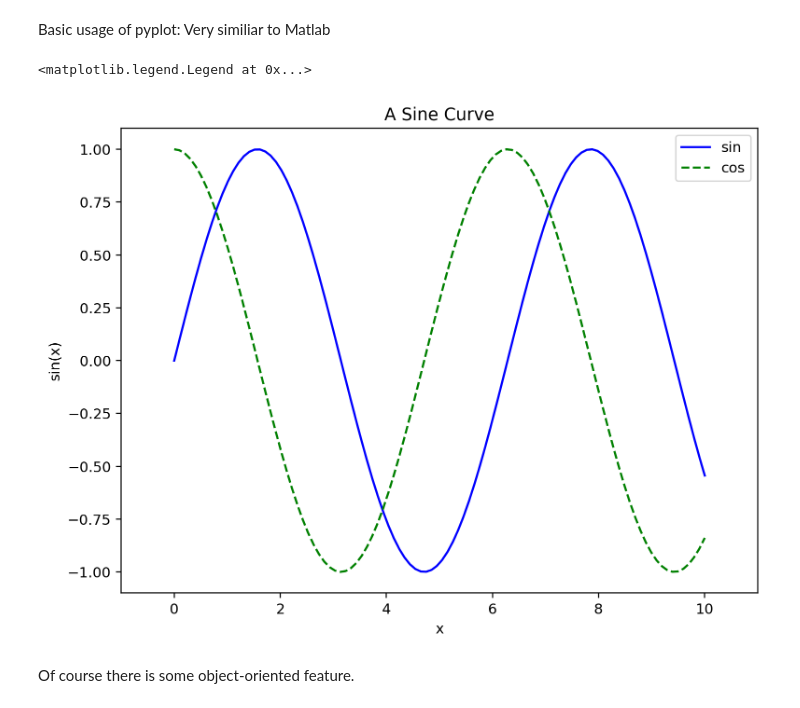
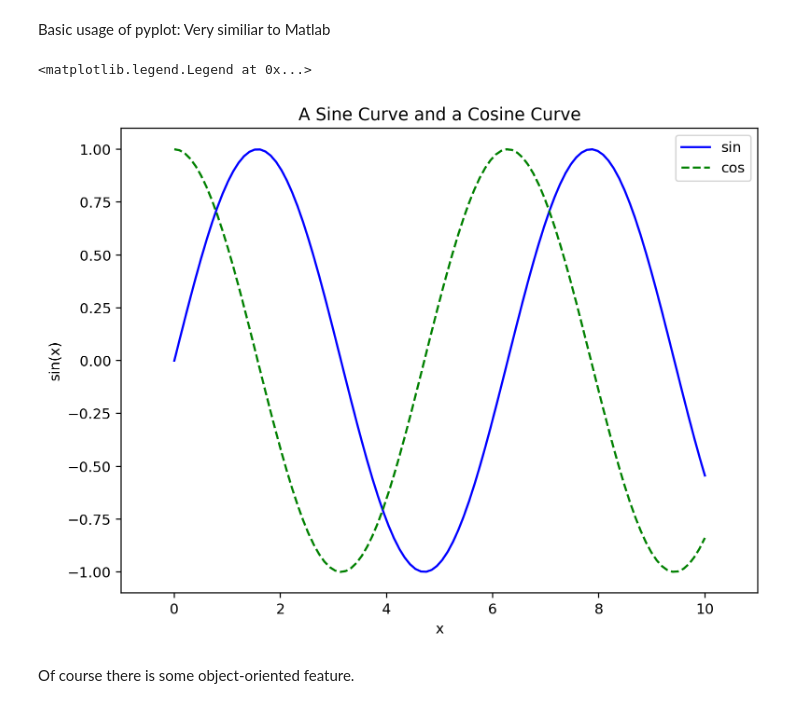
Before and after one commit to smithla-math/UCI_MATH_10, a Jupyter notebook: sections/sec_07/section_7.ipynb, the cells around one changed output. Drawn from its saved outputs; the diff is of its cells as text; code cells hidden in the pictures.

```diff
--- a/sections/sec_07/section_7.ipynb
+++ b/sections/sec_07/section_7.ipynb
@@ -38,18 +38,18 @@ plot(*args, scalex=True, scaley=True, data=None, **kwargs)
 Basic usage of pyplot: Very similiar to Matlab
 # %%
 import numpy as np
-x = np.linspace(0, 10, 100)
+x = np.linspace(0, 10, 100) #100 evenly spaced points from 0 to 10
 fig = plt.figure(figsize=(8, 6),dpi=220) # create the figure, just like figure() in matlab
 plt.plot(x, np.sin(x), linestyle = '-',color = 'b',label='sin')  # label is used for legend
 plt.plot(x, np.cos(x), '--g', label = 'cos')
 plt.xlim(-1, 11)
-plt.title("A Sine Curve")
+plt.title("A Sine Curve and a Cosine Curve")
 plt.xlabel('x')
 plt.ylabel("sin(x)")
 plt.legend()
 # %% [output]
 <matplotlib.legend.Legend at 0x...>
-[figure, old version]
+[figure, new version]
 # %% [markdown]
 Of course there is some object-oriented feature.
 # %%
```
Also changed, not shown: parts of 3 cells of this notebook, 3 other files.
